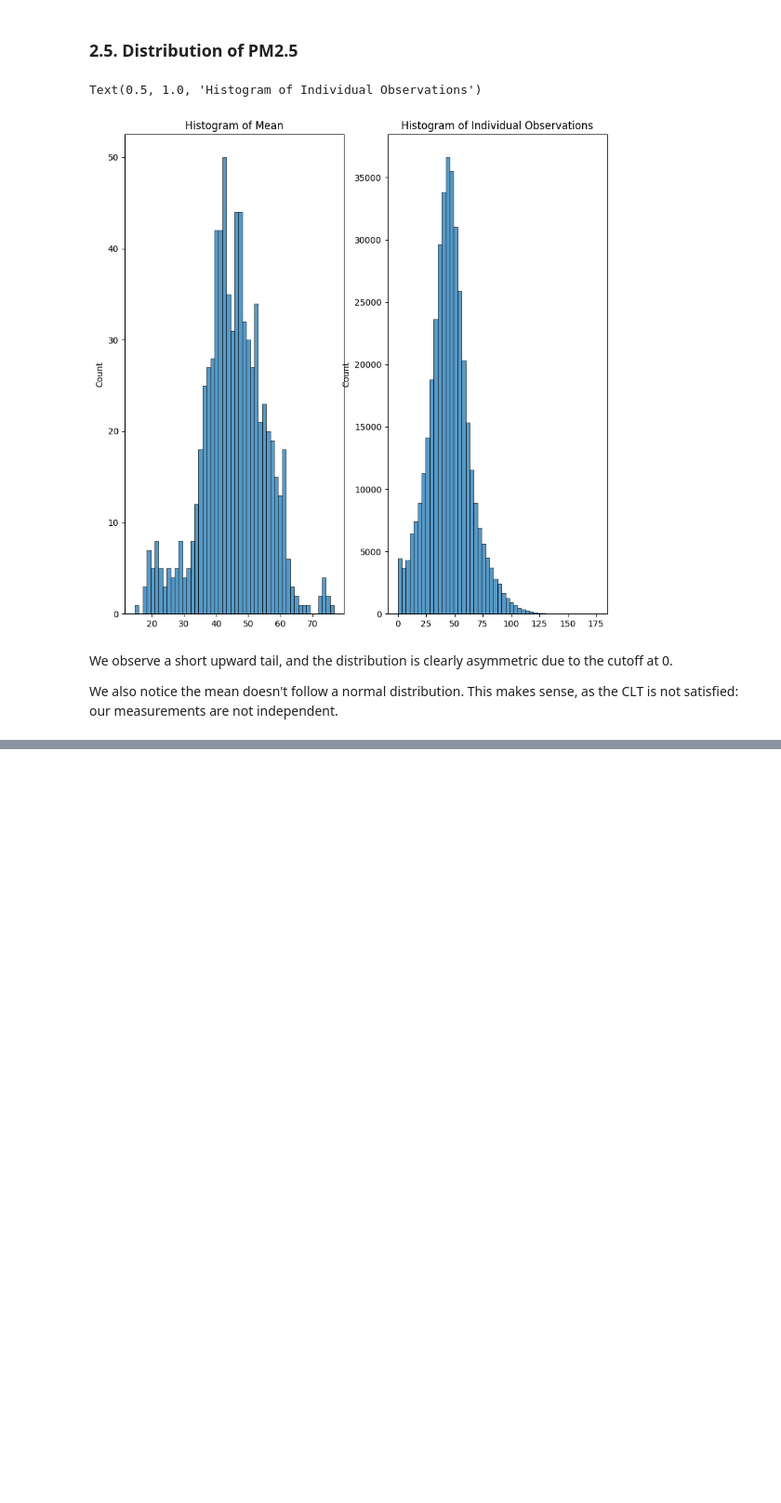
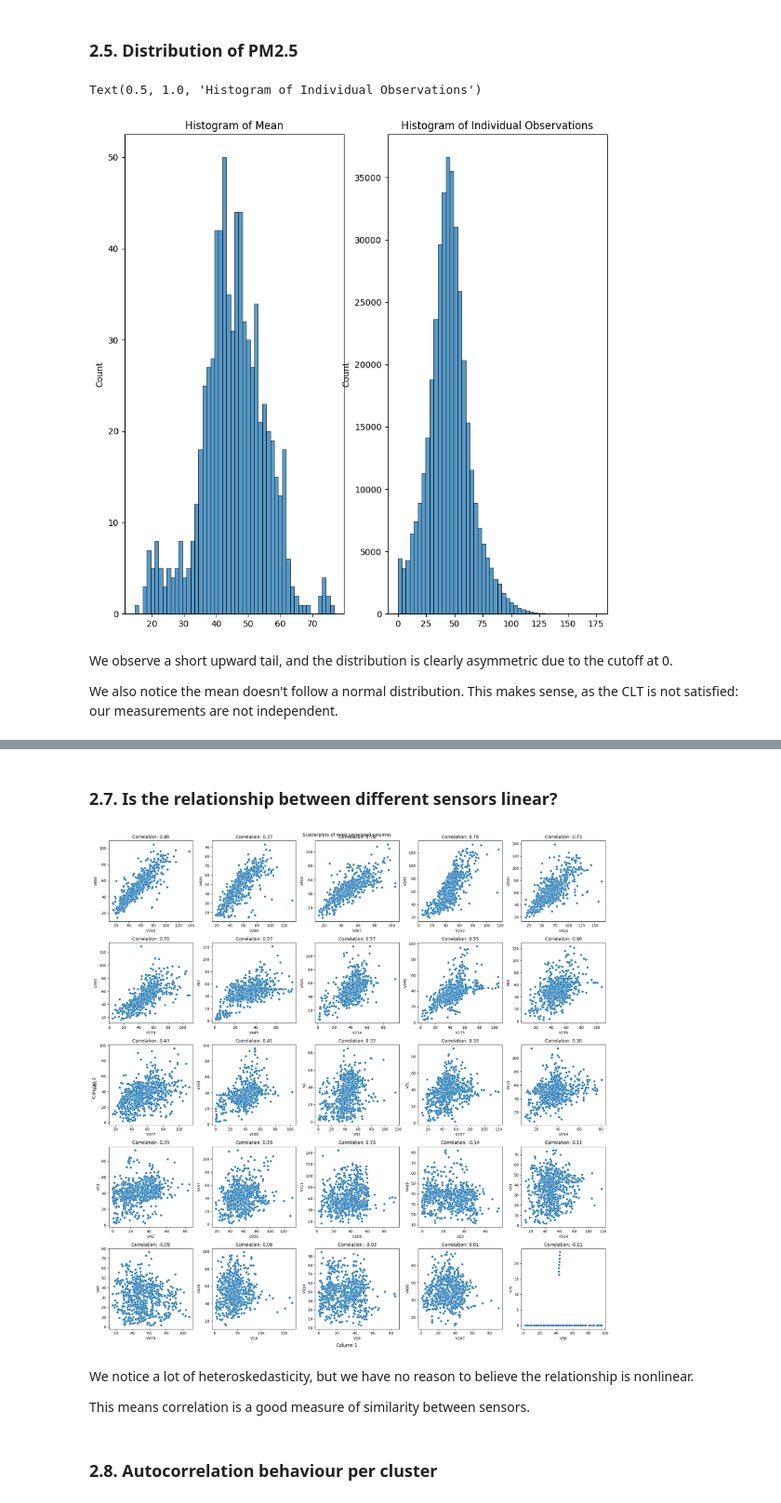
Before and after one commit to Gogonemnem/ensai-assignments, a Jupyter notebook: python_notebooks/explore.ipynb, the cells around one changed output, grey strips where cells are left out. Shown at 93% size. Drawn from its saved outputs; the diff is of its cells as text; code cells hidden in the pictures; blank space fills up the shorter version.

```diff
--- a/python_notebooks/explore.ipynb
+++ b/python_notebooks/explore.ipynb
@@ -149,0 +191,48 @@ sns.scatterplot(data = tsne_df.merge(df_clusters, how = "left"), x = "X", y = "Y
+# %% [markdown]
+### 2.7. Is the relationship between different sensors linear?
+# %%
+# we pick the most correlated columns
+# and create scatterplots
+
+NROW = 5
+NCOL = 5
+fig, axs = plt.subplots(NROW, NCOL, figsize = (20, 20))
+corr_matrix = df.corr()
+# set Column1 and Column2 as index
+corr_matrix.index.name = "Column1"
+
+# We start with a long-style df of correlations
+corr_long = corr_matrix.unstack().reset_index()
+corr_long.columns = ["Column1", "Column2", "Correlation"]
+
+# We're going to sort by absolute correlation later
+corr_long["AbsCorrelation"] = corr_long["Correlation"].abs()
+
+# First, get rid of the diagonal
+corr_long = corr_long[corr_long["Column1"] != corr_long["Column2"]]
+
+# get rid of columns V{i}, V{j} where i < j (corr is symmetric)
+corr_long = corr_long[corr_long["Column1"] < corr_long["Column2"]]
+
+# take random NROW * NCOL
+corr_long = corr_long.sample(NROW * NCOL).sort_values(by = "AbsCorrelation", ascending = False)
+
+for i, (_, row) in enumerate(corr_long.iterrows()):
+    sns.scatterplot(data = df, x = row["Column1"], y = row["Column2"], ax = axs[i // NCOL, i % NCOL])
+    axs[i // NCOL, i % NCOL].set_title(f"Correlation: {row['Correlation']:.2f}")
+
+
+fig.supxlabel("Column 1")
+fig.supylabel("Column 2")
+
+fig.suptitle("Scatterplots of most correlated columns")
+
+fig.tight_layout()
+# %% [output]
+[figure, added]
+# %% [markdown]
+We notice a lot of heteroskedasticity, but we have no reason to believe the relationship is nonlinear.
+
+This means correlation is a good measure of similarity between sensors.
+# %% [markdown]
+### 2.8. Autocorrelation behaviour per cluster
```
Also changed, not shown: parts of 15 cells of this notebook.
